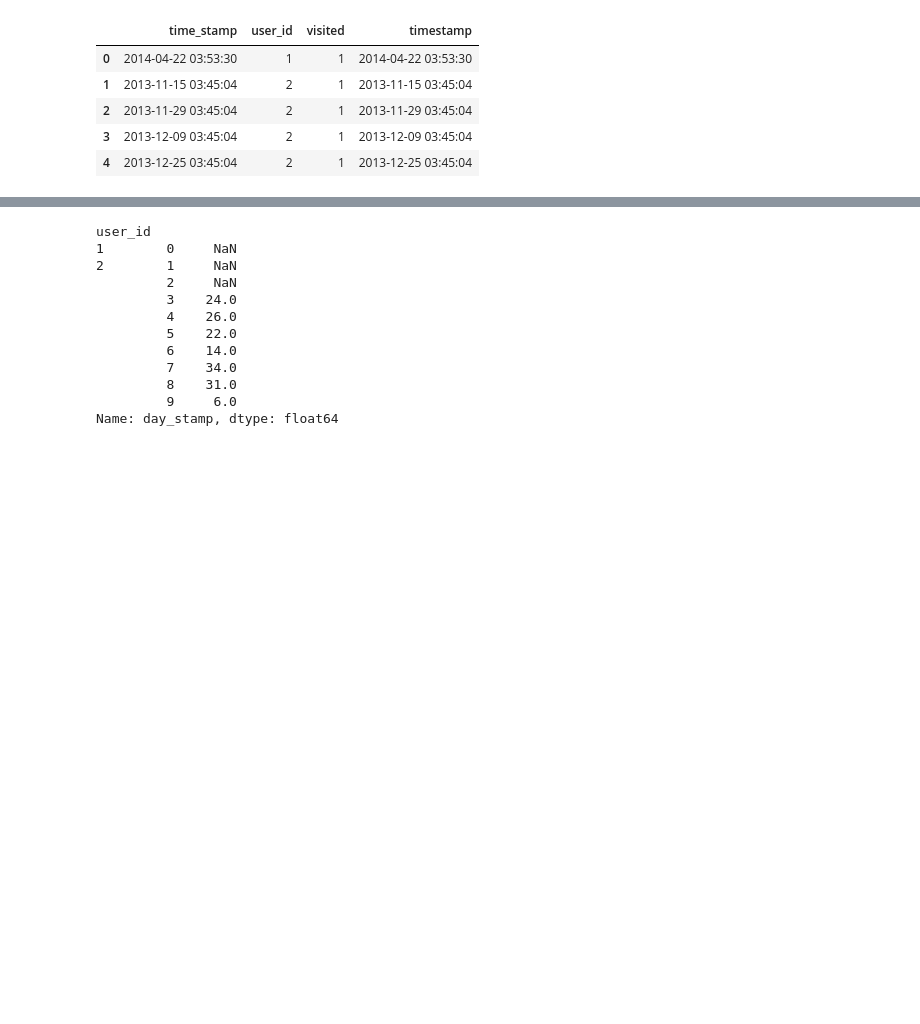
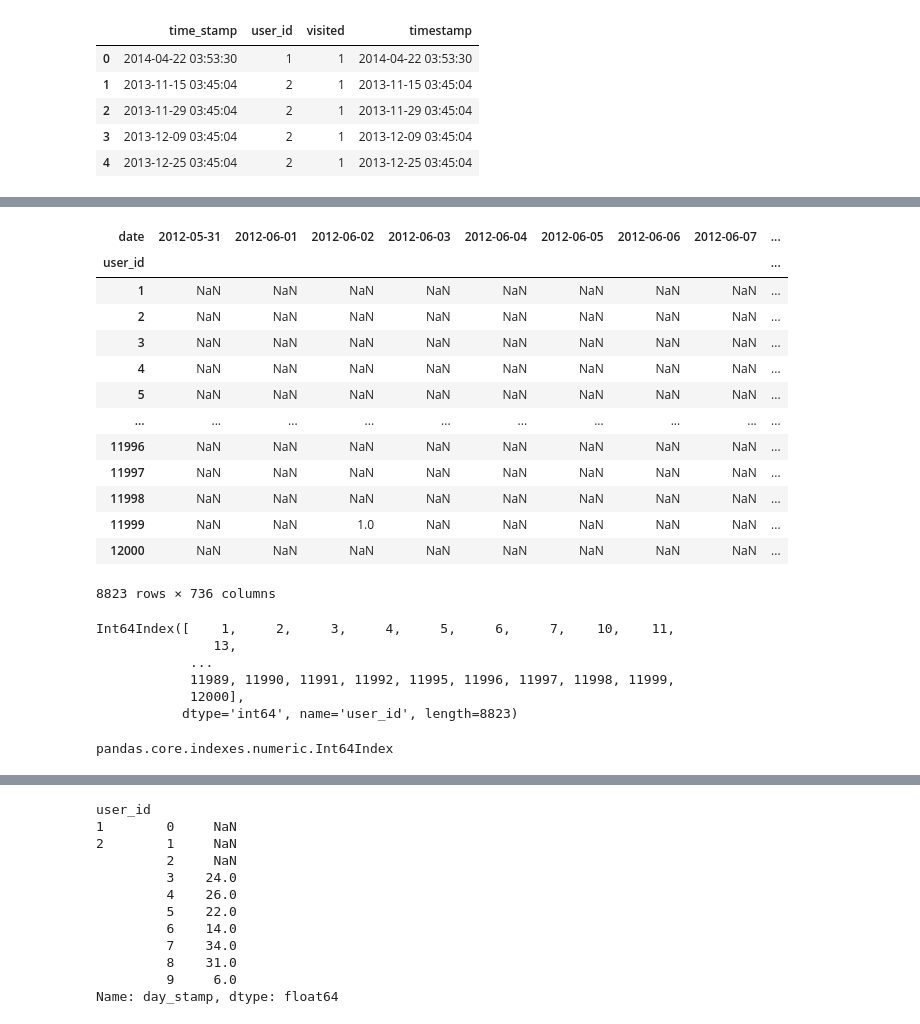
Before and after one commit to mruston209/Springboard, a Jupyter notebook: Relax Challenge/Relax Data Science Challenge.ipynb, the cells around one changed output, grey strips where cells are left out. Cells and saved outputs as stored; diff of their text form; code cells hidden in the pictures; blank space fills up the shorter version.

```diff
--- a/Relax Challenge/Relax Data Science Challenge.ipynb
+++ b/Relax Challenge/Relax Data Science Challenge.ipynb
@@ -221,3 +221,10 @@ df.head()
 | 4 | 2013-12-25 03:45:04 | 2 | 1 | 2013-12-25 03:45:04 |
 # %%
 df['day_stamp'] = df['timestamp'].dt.floor('d').astype(np.int64)
+# %%
+tmp = df.groupby('user_id')['day_stamp'].rolling(window=3)
+
+### df.groupby('user_id')['day_stamp'].shift(2)
+df['date'] = df.timestamp.dt.date
+### Then rolling sum over 7 day windows
+### See if rolling sum is more than 3 logins per week.
@@ -223,0 +240,19 @@ df['day_stamp'] = df['timestamp'].dt.floor('d').astype(np.int64)
+# %%
+pt = pd.pivot_table(df, index='user_id', columns='date', values='visited')
+# %%
+pt
+# %% [output]
+| date | 2012-05-31 | 2012-06-01 | 2012-06-02 | 2012-06-03 | 2012-06-04 | 2012-06-05 | 2012-06-06 | 2012-06-07 | ... |
+| user_id |  |  |  |  |  |  |  |  | ... |
+| 1 | NaN | NaN | NaN | NaN | NaN | NaN | NaN | NaN | ... |
+| 2 | NaN | NaN | NaN | NaN | NaN | NaN | NaN | NaN | ... |
+| 3 | NaN | NaN | NaN | NaN | NaN | NaN | NaN | NaN | ... |
+| 4 | NaN | NaN | NaN | NaN | NaN | NaN | NaN | NaN | ... |
+| 5 | NaN | NaN | NaN | NaN | NaN | NaN | NaN | NaN | ... |
+| ... | ... | ... | ... | ... | ... | ... | ... | ... | ... |
+| 11996 | NaN | NaN | NaN | NaN | NaN | NaN | NaN | NaN | ... |
+| 11997 | NaN | NaN | NaN | NaN | NaN | NaN | NaN | NaN | ... |
+| 11998 | NaN | NaN | NaN | NaN | NaN | NaN | NaN | NaN | ... |
+| 11999 | NaN | NaN | 1.0 | NaN | NaN | NaN | NaN | NaN | ... |
+| 12000 | NaN | NaN | NaN | NaN | NaN | NaN | NaN | NaN | ... |
+8823 rows × 736 columns
@@ -223,0 +265,9 @@ df['day_stamp'] = df['timestamp'].dt.floor('d').astype(np.int64)
+# %%
+pt.index
+# %% [output]
+Int64Index([    1,     2,     3,     4,     5,     6,     7,    10,    11,
+               13,
+            ...
+            11989, 11990, 11991, 11992, 11995, 11996, 11997, 11998, 11999,
+            12000],
+           dtype='int64', name='user_id', length=8823)
@@ -223,0 +278,10 @@ df['day_stamp'] = df['timestamp'].dt.floor('d').astype(np.int64)
+# %%
+#df['time_stamp'].resample('D')
+
+df.set_index(df.timestamp)
+
+type(df.index)
+
+##df.index.resample('D')
+# %% [output]
+pandas.core.indexes.numeric.Int64Index
```
Also changed, not shown: parts of 43 cells of this notebook.
